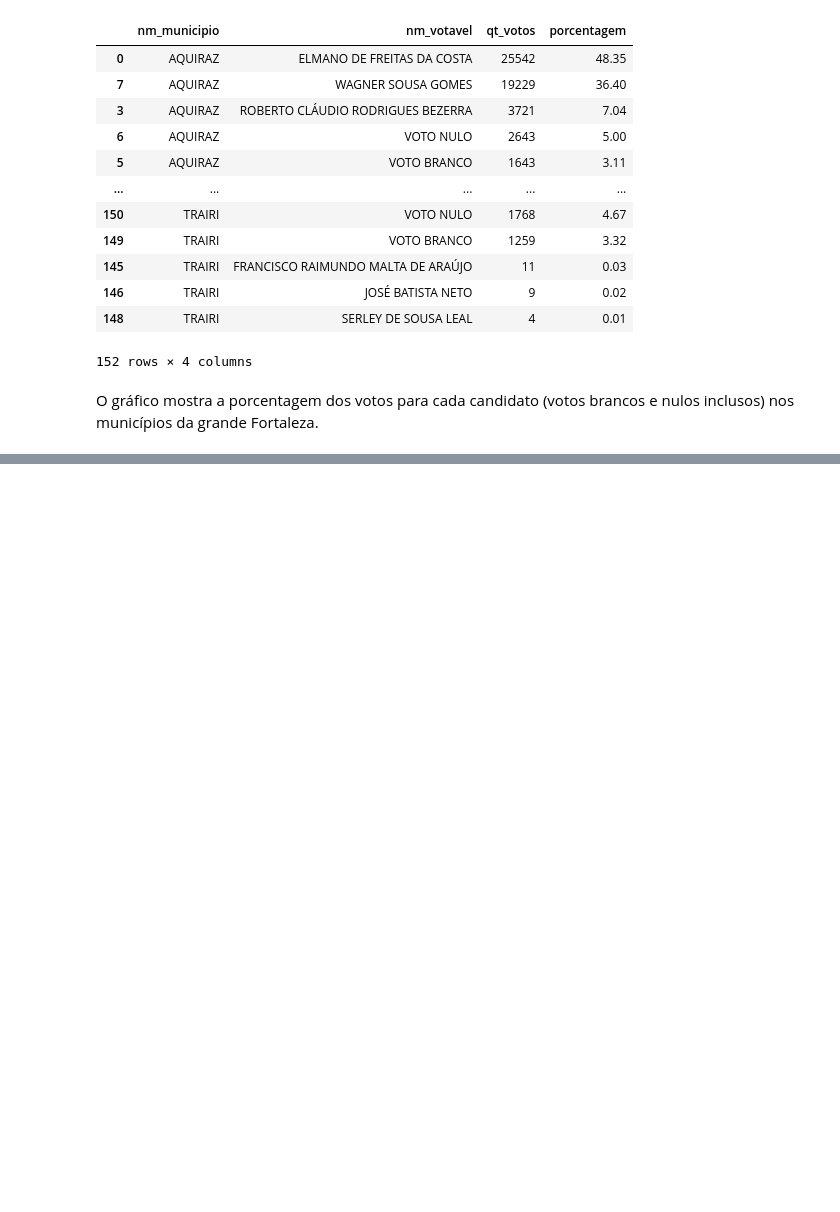
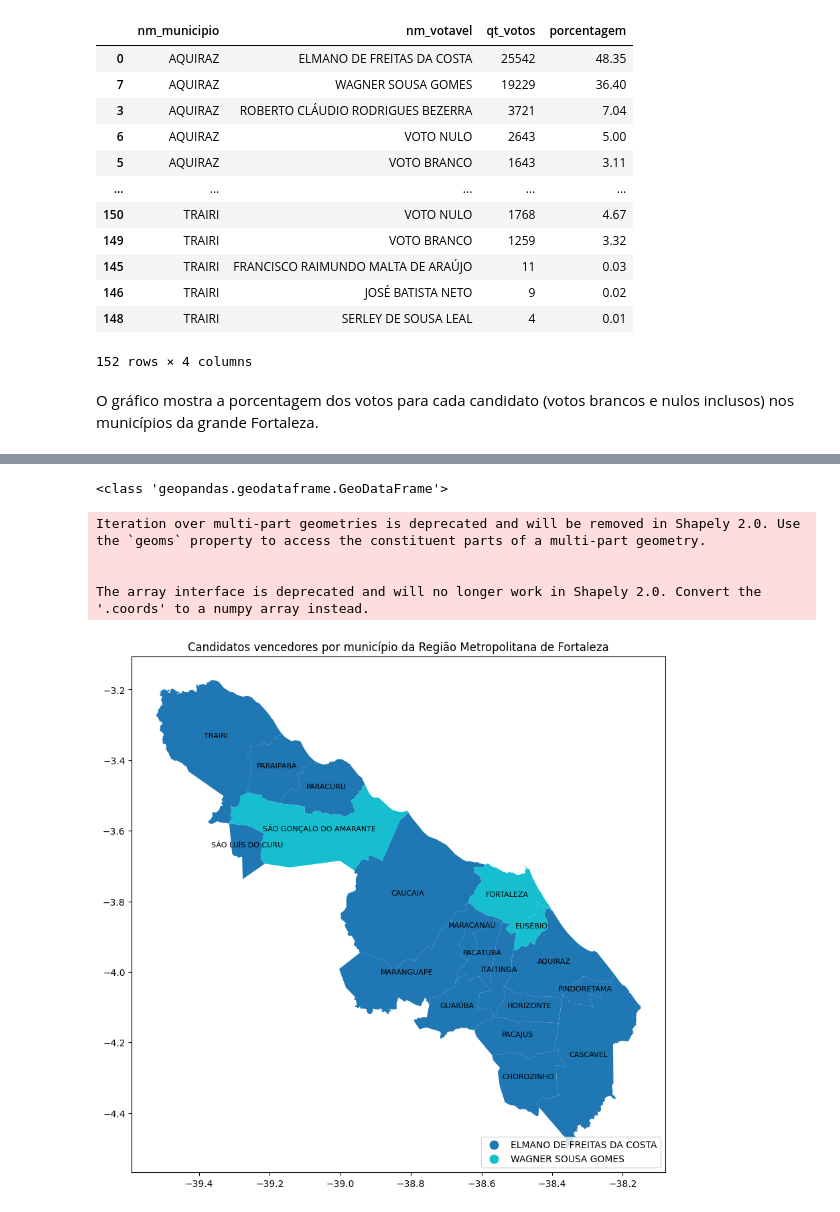
Before and after one commit to DamodaraBarbosa/clustering_municipios_eleicoes_2022_ceara, a Jupyter notebook: 05_data_analysis_eleicoes_ceara_2022.ipynb, the cells around one changed output, grey strips where cells are left out. Cells and saved outputs as stored; diff of their text form; code cells hidden in the pictures; blank space fills up the shorter version.

```diff
--- a/05_data_analysis_eleicoes_ceara_2022.ipynb
+++ b/05_data_analysis_eleicoes_ceara_2022.ipynb
@@ -783,0 +764,19 @@ fig.show()
+# %%
+# Instancia-se um dataframe que contém apenas o candidato vencedor no município.
+
+vencedor_regiao_metropolitana = votos_regiao_metropolitana.groupby('nm_municipio').head(1)
+
+# Utiliza-se a função lambda e define-se 1 para o candidato Elmano e 2 para o candidato Wagner:
+
+vencedor_regiao_metropolitana['vencedor'] = vencedor_regiao_metropolitana['nm_votavel'].apply(
+    lambda x: 1 if x == 'ELMANO DE FREITAS DA COSTA' else 2
+)
+
+# O 'merge' é feito a fim de adicionar a informação dos códigos dos municípios:
+
+vencedor_regiao_metropolitana = pd.merge(
+    left= vencedor_regiao_metropolitana, right= codigo_municipios_ceara[['Nome_Município', 'Código Município Completo']],
+    how= 'left', left_on= 'nm_municipio', right_on= 'Nome_Município'
+).drop('Nome_Município', axis= 1).rename({'Código Município Completo': 'codigo_municipio'}, axis= 1) # elimina-se uma coluna e renomeia-se outra coluna.
+
+vencedor_regiao_metropolitana # visualiza-se o dataframe
@@ -783,0 +824,4 @@ fig.show()
+# %%
+ceara_gpd = read_municipality(code_muni= 23, year= 2020)
+ceara_gpd['name_muni'] = ceara_gpd['name_muni'].str.upper()
+ceara_gpd
@@ -783,0 +842,10 @@ fig.show()
+# %%
+vencedor_regiao_metropolitana = pd.merge(
+    left= vencedor_regiao_metropolitana, right= ceara_gpd[['name_muni', 'geometry']], how= 'inner',
+    left_on= 'nm_municipio', right_on= 'name_muni'
+)
+# %%
+vencedor_regiao_metropolitana_gpd = gpd.GeoDataFrame(vencedor_regiao_metropolitana, geometry= 'geometry', crs= 'EPSG:4326')
+print(type(vencedor_regiao_metropolitana_gpd))
+# %% [output]
+<class 'geopandas.geodataframe.GeoDataFrame'>
@@ -783,0 +854,17 @@ fig.show()
+# %%
+ax = vencedor_regiao_metropolitana_gpd.plot(
+    'nm_votavel', categorical= True, legend= True, cmap= 'tab10',
+    legend_kwds= {'loc': 'lower right'}, figsize= (12, 10),
+)
+ax.set_title('Candidatos vencedores por município da Região Metropolitana de Fortaleza')
+
+for i, row in vencedor_regiao_metropolitana_gpd.iterrows():
+    ax.annotate(text=row['nm_municipio'], xy=row['geometry'].centroid.coords[0], ha='center', fontsize= 8)
+
+plt.show()
+# %% [output]
+Iteration over multi-part geometries is deprecated and will be removed in Shapely 2.0. Use the `geoms` property to access the constituent parts of a multi-part geometry.
+
+
+The array interface is deprecated and will no longer work in Shapely 2.0. Convert the '.coords' to a numpy array instead.
+[figure, added]
```
Also changed, not shown: parts of 28 cells of this notebook.
